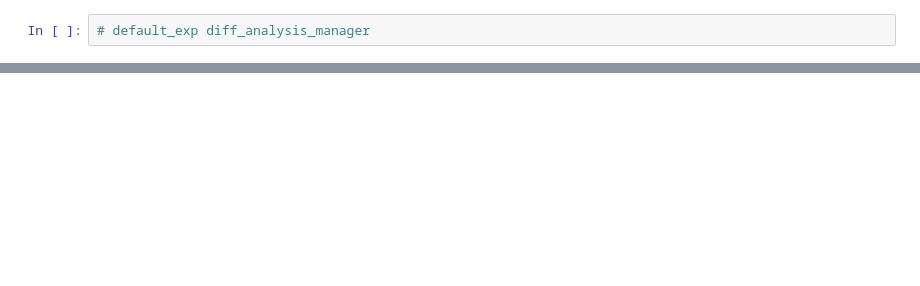
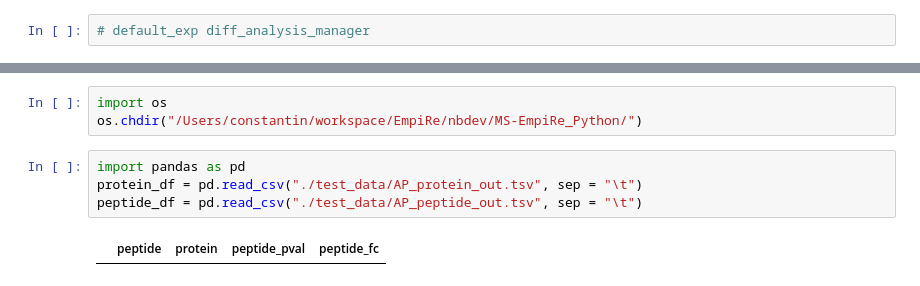
Before and after one commit to MannLabs/alphaquant, a Jupyter notebook: 01_diff_analysis_manager.ipynb, the cells around one changed output, grey strips where cells are left out. Saved outputs shown, nothing was run; the diff lists cells and outputs as text; blank space fills up the shorter version.

```diff
--- a/01_diff_analysis_manager.ipynb
+++ b/01_diff_analysis_manager.ipynb
@@ -46,0 +193,9 @@ def run_pipeline(unnormed_df, labelmap_df, minrep):
+# %%
+import os
+os.chdir("/Users/constantin/workspace/EmpiRe/nbdev/MS-EmpiRe_Python/")
+# %%
+import pandas as pd
+protein_df = pd.read_csv("./test_data/AP_protein_out.tsv", sep = "\t")
+peptide_df = pd.read_csv("./test_data/AP_peptide_out.tsv", sep = "\t")
+# %% [output]
+|  | peptide | protein | peptide_pval | peptide_fc |
```
Also changed, not shown: parts of 15 cells of this notebook, 27 other files.
